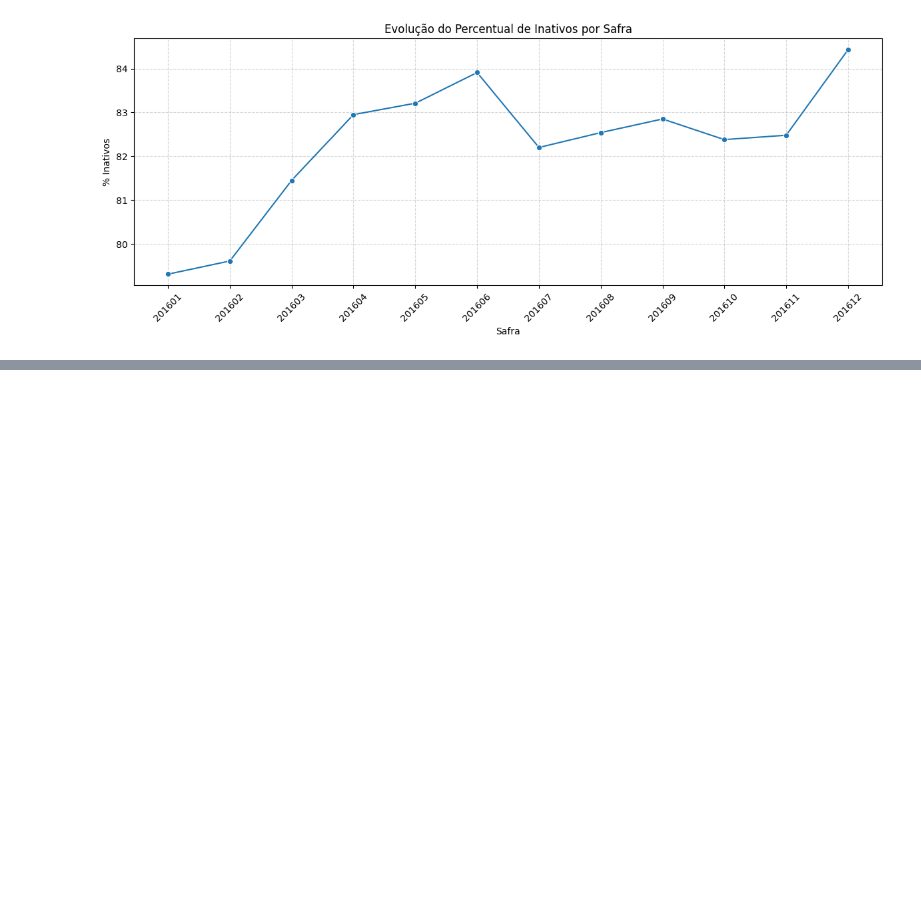
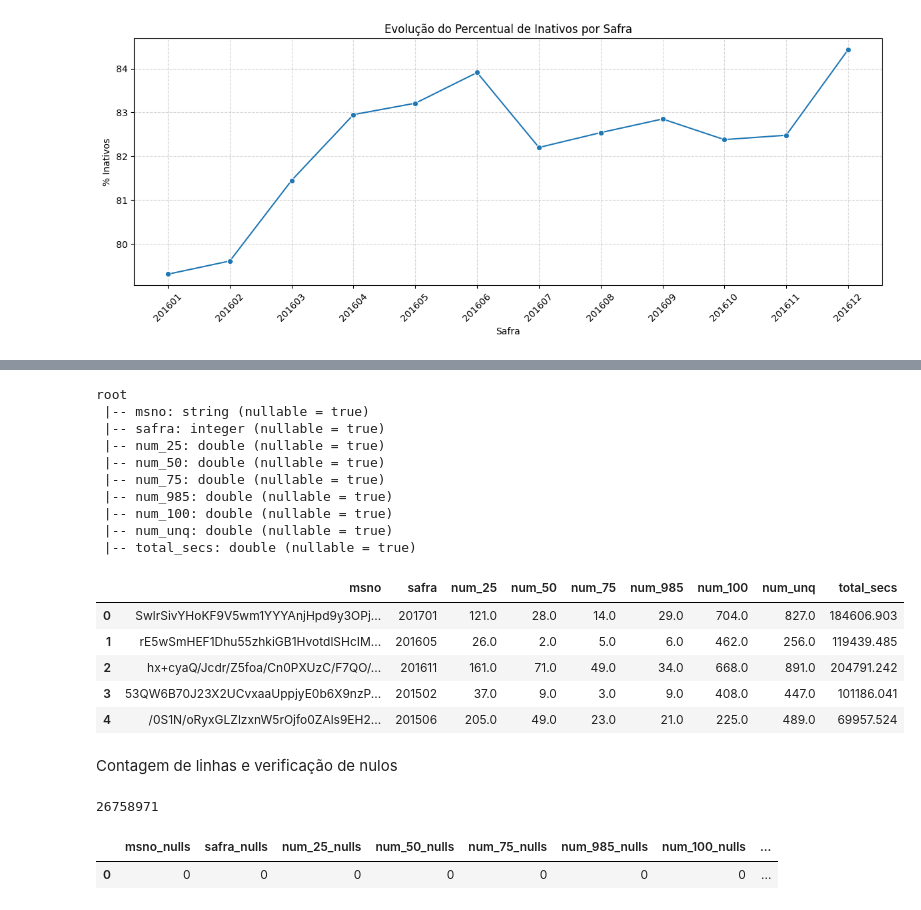
Before and after one commit to jups02/dm, a Jupyter notebook: case_dm.ipynb, the cells around one changed output, grey strips where cells are left out. Drawn from its saved outputs; the diff is of its cells as text; code cells hidden in the pictures; blank space fills up the shorter version.

```diff
--- a/case_dm.ipynb
+++ b/case_dm.ipynb
@@ -825,0 +854,37 @@ plt.show()
+# %%
+# Visualizar amostra e schema
+
+df_user_logs.printSchema()
+df_user_logs.limit(5).toPandas()
+# %% [output]
+root
+ |-- msno: string (nullable = true)
+ |-- safra: integer (nullable = true)
+ |-- num_25: double (nullable = true)
+ |-- num_50: double (nullable = true)
+ |-- num_75: double (nullable = true)
+ |-- num_985: double (nullable = true)
+ |-- num_100: double (nullable = true)
+ |-- num_unq: double (nullable = true)
+ |-- total_secs: double (nullable = true)
+|  | msno | safra | num_25 | num_50 | num_75 | num_985 | num_100 | num_unq | total_secs |
+| 0 | SwlrSivYHoKF9V5wm1YYYAnjHpd9y3OPj... | 201701 | 121.0 | 28.0 | 14.0 | 29.0 | 704.0 | 827.0 | 184606.903 |
+| 1 | rE5wSmHEF1Dhu55zhkiGB1HvotdlSHcIM... | 201605 | 26.0 | 2.0 | 5.0 | 6.0 | 462.0 | 256.0 | 119439.485 |
+| 2 | hx+cyaQ/Jcdr/Z5foa/Cn0PXUzC/F7QO/... | 201611 | 161.0 | 71.0 | 49.0 | 34.0 | 668.0 | 891.0 | 204791.242 |
+| 3 | 53QW6B70J23X2UCvxaaUppjyE0b6X9nzP... | 201502 | 37.0 | 9.0 | 3.0 | 9.0 | 408.0 | 447.0 | 101186.041 |
+| 4 | /0S1N/oRyxGLZlzxnW5rOjfo0ZAls9EH2... | 201506 | 205.0 | 49.0 | 23.0 | 21.0 | 225.0 | 489.0 | 69957.524 |
+# %% [markdown]
+Contagem de linhas e verificação de nulos
+# %%
+from pyspark.sql.functions import col, isnan, when, count
+
+df_user_logs.count()
+# %% [output]
+26758971
+# %%
+df_user_logs.select([
+    count(when(col(c).isNull() | isnan(c), c)).alias(f"{c}_nulls") for c in df_user_logs.columns
+]).toPandas()
+# %% [output]
+|  | msno_nulls | safra_nulls | num_25_nulls | num_50_nulls | num_75_nulls | num_985_nulls | num_100_nulls | ... |
+| 0 | 0 | 0 | 0 | 0 | 0 | 0 | 0 | ... |
```
Also changed, not shown: parts of 53 cells of this notebook, 1 other file.
